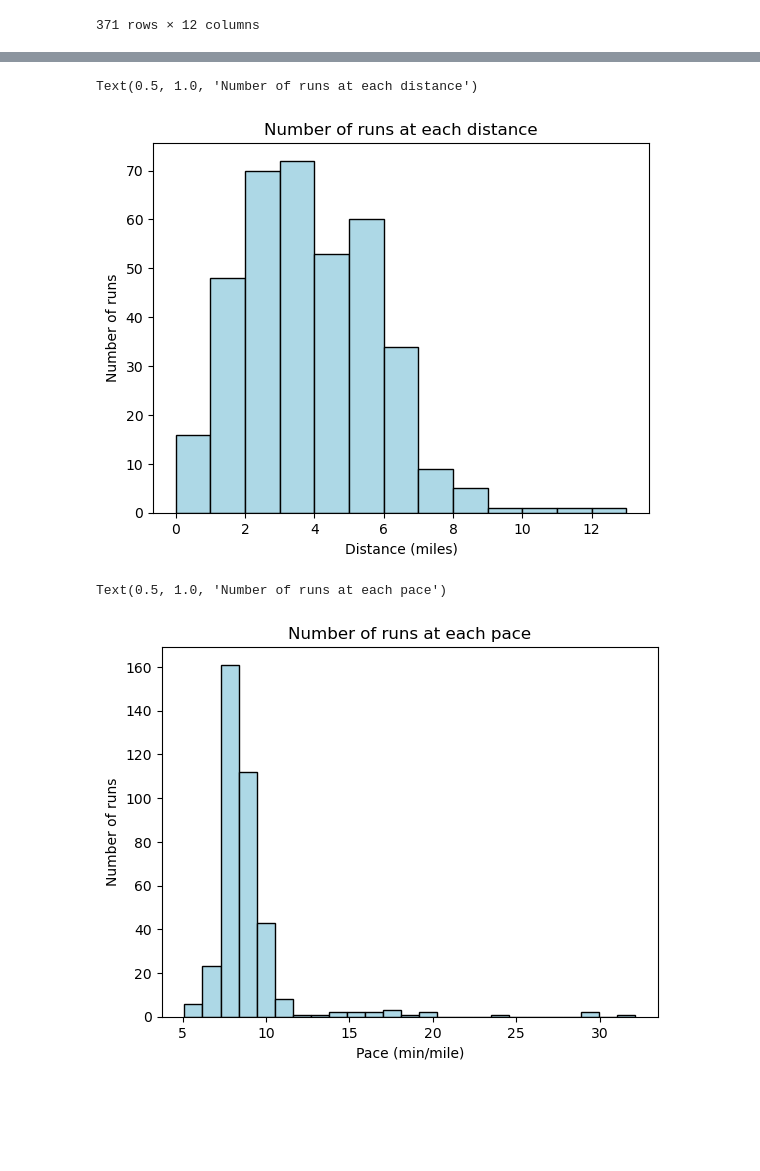
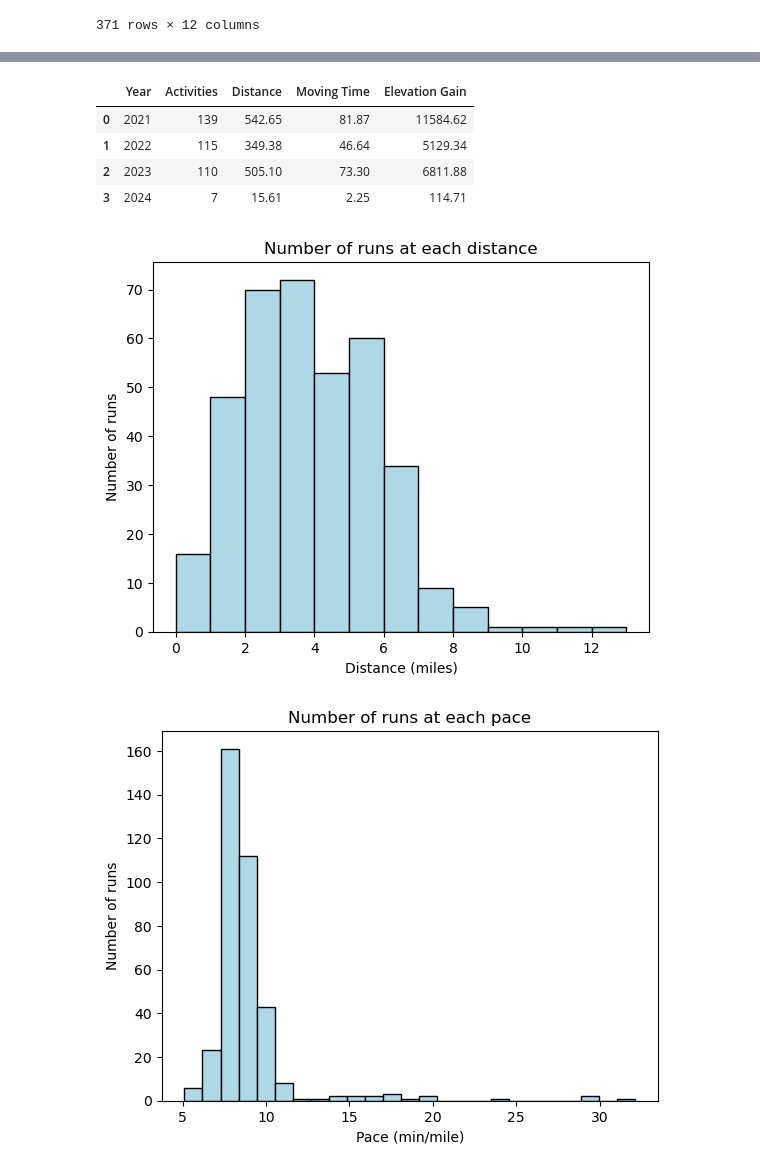
Before and after one commit to jessehao05/Strava-Stats, a Jupyter notebook: Python/runs.ipynb, the cells around one changed output, grey strips where cells are left out. Cells and saved outputs as stored; diff of their text form; code cells hidden in the pictures; blank space fills up the shorter version.

```diff
--- a/Python/runs.ipynb
+++ b/Python/runs.ipynb
@@ -111,5 +113,27 @@ total_summary
+# %%
+# yearly summary table:
+yearly_summary = df_dates.groupby('Year').agg({
+    'Distance': 'sum',
+    'Moving Time': 'sum',
+    'Elevation Gain': 'sum'
+})
+
+yearly_summary['Activities'] = df_dates.groupby('Year').size()
+yearly_summary = yearly_summary[['Activities', 'Distance', 'Moving Time', 'Elevation Gain']]
+yearly_summary['Moving Time'] = yearly_summary['Moving Time'] / 60
+yearly_summary = yearly_summary.reset_index()
+yearly_summary = yearly_summary.round(2)
+yearly_summary
+# %% [output]
+|  | Year | Activities | Distance | Moving Time | Elevation Gain |
+| 0 | 2021 | 139 | 542.65 | 81.87 | 11584.62 |
+| 1 | 2022 | 115 | 349.38 | 46.64 | 5129.34 |
+| 2 | 2023 | 110 | 505.10 | 73.30 | 6811.88 |
+| 3 | 2024 | 7 | 15.61 | 2.25 | 114.71 |
 # %%
 # graph: number of runs at each distance
+
+# ---- MATPLOTLIB ----
 dist_hist, dist_hist_ax = plt.subplots()
 
 dist_hist_ax.hist(df_runs['Distance'],
@@ -121,8 +145,11 @@ dist_hist_ax.set_xlabel('Distance (miles)')
 dist_hist_ax.set_ylabel('Number of runs')
 dist_hist_ax.set_title('Number of runs at each distance')
 
-# plt.show()
-# plt.close(dist_hist)
+plt.show()
+plt.close(dist_hist)
+
+# ---- PLOTLY ----
+dist_hist = px.histogram(df_dates, x="Distance", title="Number of Runs at Each Distance")
+dist_hist.show()
 # %% [output]
-Text(0.5, 1.0, 'Number of runs at each distance')
 [figure]
@@ -138,5 +183,7 @@ dist_pie, dist_pie = plt.subplots()
 # %%
 # graph: pace histogram
+
+# ---- MATPLOTLIB ----
 pace_hist, pace_hist_ax = plt.subplots()
 
 pace_hist_ax.hist(df_runs['Pace'],
@@ -146,8 +193,11 @@ pace_hist_ax.hist(df_runs['Pace'],
 pace_hist_ax.set_xlabel('Pace (min/mile)')
 pace_hist_ax.set_ylabel('Number of runs')
 pace_hist_ax.set_title('Number of runs at each pace')
+
+# ---- PLOTLY ----
+pace_hist = px.histogram(df_dates, x="Pace", title="Number of Runs at Each Pace")
+pace_hist.show()
 # %% [output]
-Text(0.5, 1.0, 'Number of runs at each pace')
 [figure]
 # %%
 # graph: number of runs in each month
```
Also changed, not shown: parts of 7 cells of this notebook, 4 other files.
